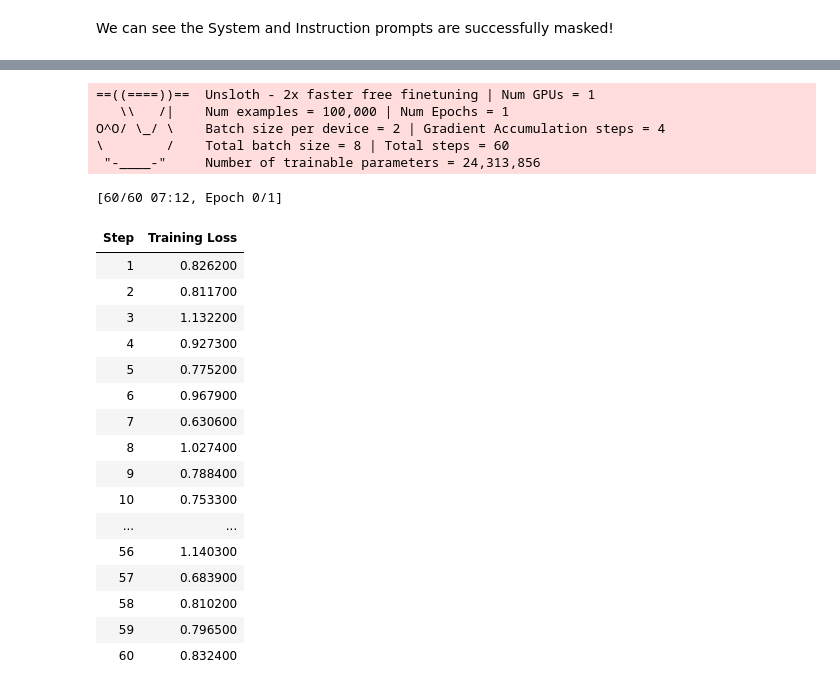
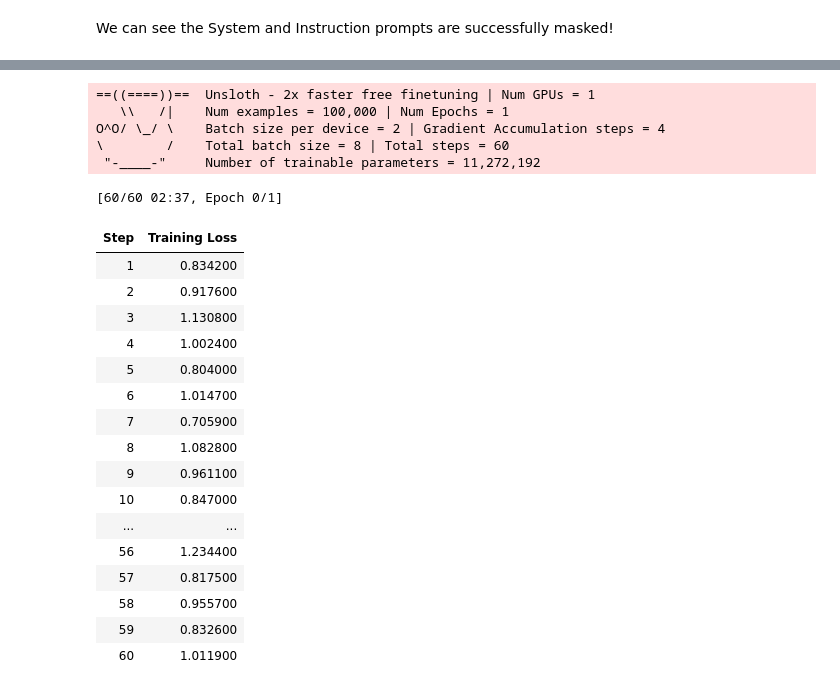
Before and after one commit to ehalme/ID2223-lab2, a Jupyter notebook: ID2223_G13_lab2.ipynb, the cells around one changed output, grey strips where cells are left out. Saved outputs shown, nothing was run; the diff lists cells and outputs as text; code cells hidden in the pictures.

```diff
--- a/ID2223_G13_lab2.ipynb
+++ b/ID2223_G13_lab2.ipynb
@@ -35,29 +14,10 @@ from unsloth import FastLanguageModel
 import torch
 max_seq_length = 2048 # Choose any! We auto support RoPE Scaling internally!
 dtype = None # None for auto detection. Float16 for Tesla T4, V100, Bfloat16 for Ampere+
-load_in_4bit = True # Use 4bit quantization to reduce memory usage. Can be False.
-
-# 4bit pre quantized models we support for 4x faster downloading + no OOMs.
-fourbit_models = [
-    "unsloth/Meta-Llama-3.1-8B-bnb-4bit",      # Llama-3.1 2x faster
-    "unsloth/Meta-Llama-3.1-8B-Instruct-bnb-4bit",
-    "unsloth/Meta-Llama-3.1-70B-bnb-4bit",
-    "unsloth/Meta-Llama-3.1-405B-bnb-4bit",    # 4bit for 405b!
-    "unsloth/Mistral-Small-Instruct-2409",     # Mistral 22b 2x faster!
-    "unsloth/mistral-7b-instruct-v0.3-bnb-4bit",
-    "unsloth/Phi-3.5-mini-instruct",           # Phi-3.5 2x faster!
-    "unsloth/Phi-3-medium-4k-instruct",
-    "unsloth/gemma-2-9b-bnb-4bit",
-    "unsloth/gemma-2-27b-bnb-4bit",            # Gemma 2x faster!
-
-    "unsloth/Llama-3.2-1B-bnb-4bit",           # NEW! Llama 3.2 models
-    "unsloth/Llama-3.2-1B-Instruct-bnb-4bit",
-    "unsloth/Llama-3.2-3B-bnb-4bit",
-    "unsloth/Llama-3.2-3B-Instruct-bnb-4bit",
-] # More models at https://huggingface.co/unsloth
+load_in_4bit = False # Use 4bit quantization to reduce memory usage. Can be False.
 
 model, tokenizer = FastLanguageModel.from_pretrained(
-    model_name = "unsloth/Llama-3.2-3B-Instruct", # or choose "unsloth/Llama-3.2-1B-Instruct"
+    model_name = "unsloth/Llama-3.2-1B-Instruct",
     max_seq_length = max_seq_length,
     dtype = dtype,
     load_in_4bit = load_in_4bit,
@@ -178,8 +108,8 @@ trainer = SFTTrainer(
         per_device_train_batch_size = 2,
         gradient_accumulation_steps = 4,
         warmup_steps = 5,
-        # num_train_epochs = 1, # Set this for 1 full training run.
-        max_steps = 60,
+        num_train_epochs = 3, # Set this for 1 full training run.
+        # max_steps = 60,
         learning_rate = 2e-4,
         fp16 = not is_bfloat16_supported(),
         bf16 = is_bfloat16_supported(),
@@ -188,8 +118,8 @@ trainer = SFTTrainer(
         weight_decay = 0.01,
         lr_scheduler_type = "linear",
         seed = 3407,
-        output_dir = "outputs",
-        report_to = "none", # Use this for WandB etc
+        output_dir = "./outputs",
+        save_steps = 100
     ),
 )
 # %% [output]
@@ -229,29 +159,29 @@ GPU = Tesla T4. Max memory = 14.748 GB.
 # %%
-trainer_stats = trainer.train()
+trainer_stats = trainer.train(resume_from_checkpoint=True)
 # %% [output]
 ==((====))==  Unsloth - 2x faster free finetuning | Num GPUs = 1
    \\   /|    Num examples = 100,000 | Num Epochs = 1
 O^O/ \_/ \    Batch size per device = 2 | Gradient Accumulation steps = 4
 \        /    Total batch size = 8 | Total steps = 60
- "-____-"     Number of trainable parameters = 24,313,856
+ "-____-"     Number of trainable parameters = 11,272,192
-[60/60 07:12, Epoch 0/1]
+[60/60 02:37, Epoch 0/1]
 | Step | Training Loss |
-| 1 | 0.826200 |
-| 2 | 0.811700 |
-| 3 | 1.132200 |
-| 4 | 0.927300 |
-| 5 | 0.775200 |
-| 6 | 0.967900 |
-| 7 | 0.630600 |
-| 8 | 1.027400 |
-| 9 | 0.788400 |
-| 10 | 0.753300 |
+| 1 | 0.834200 |
+| 2 | 0.917600 |
+| 3 | 1.130800 |
+| 4 | 1.002400 |
+| 5 | 0.804000 |
+| 6 | 1.014700 |
+| 7 | 0.705900 |
+| 8 | 1.082800 |
+| 9 | 0.961100 |
+| 10 | 0.847000 |
 | ... | ... |
-| 56 | 1.140300 |
-| 57 | 0.683900 |
-| 58 | 0.810200 |
-| 59 | 0.796500 |
-| 60 | 0.832400 |
+| 56 | 1.234400 |
+| 57 | 0.817500 |
+| 58 | 0.955700 |
+| 59 | 0.832600 |
+| 60 | 1.011900 |
 # %%
 #@title Show final memory and time stats
 used_memory = round(torch.cuda.max_memory_reserved() / 1024 / 1024 / 1024, 3)
```
Also changed, not shown: parts of 30 cells of this notebook.
